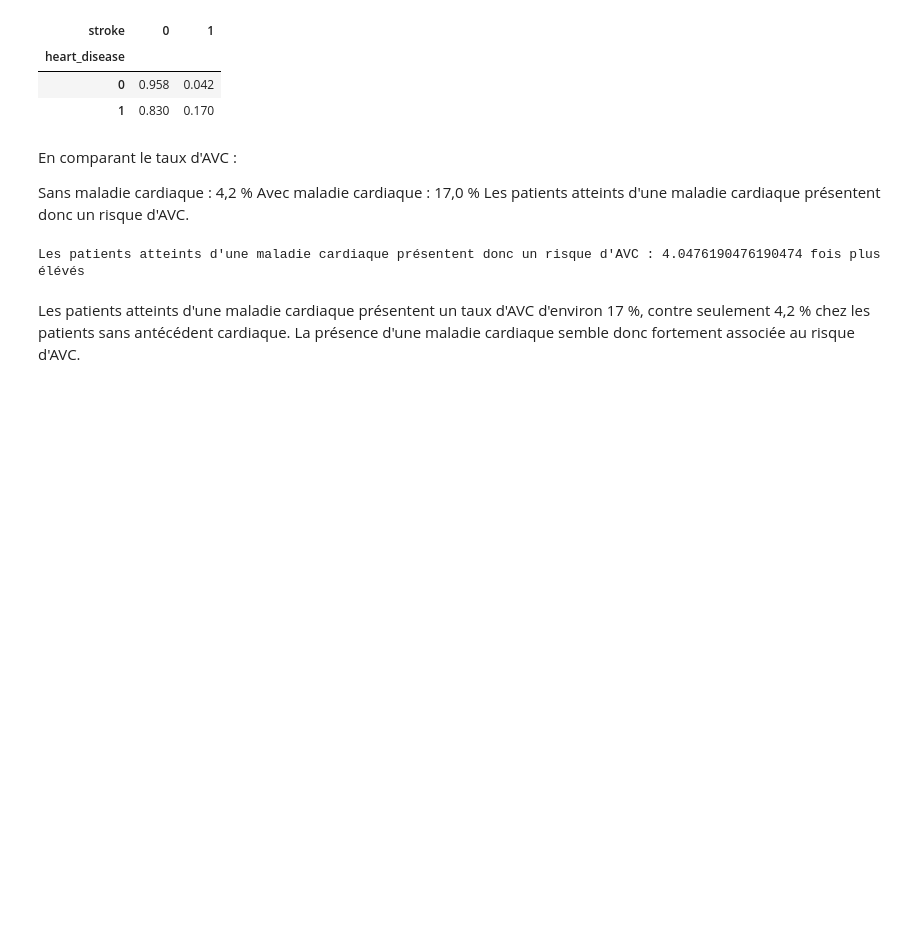
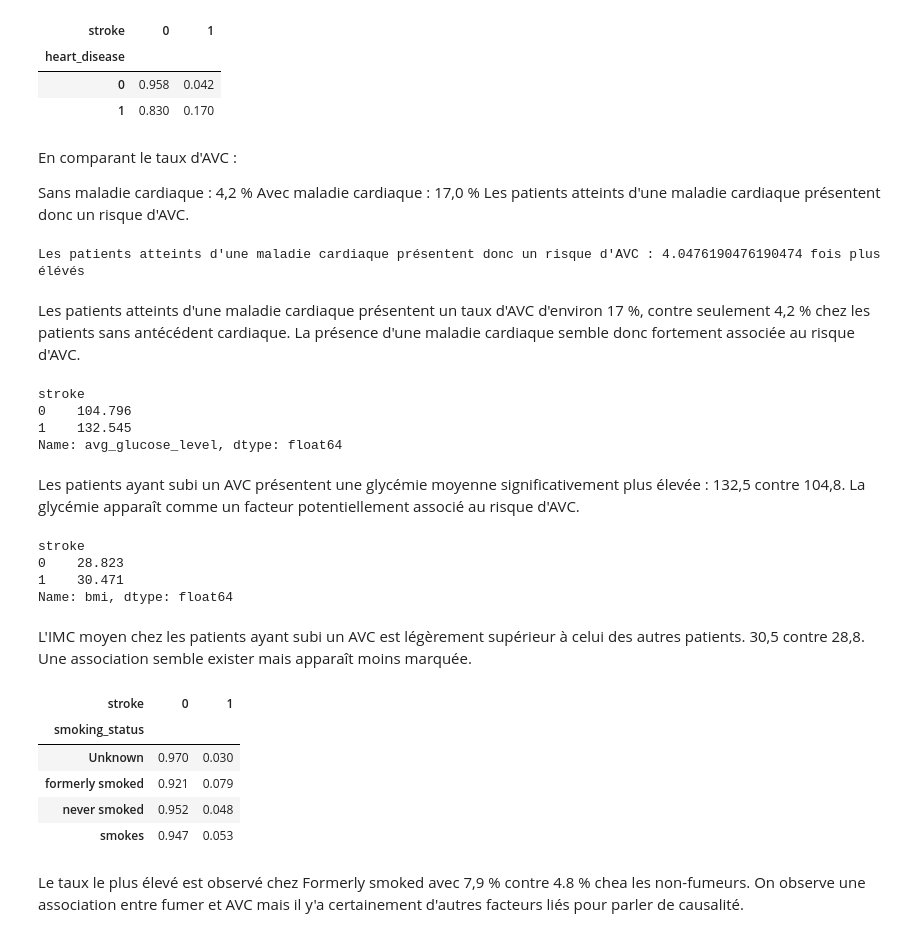
Before and after one commit to Audrey-Djomi/projet-avc-prediction, a Jupyter notebook: notebooks/01_exploration.ipynb, the cells around one changed output. Saved outputs shown, nothing was run; the diff lists cells and outputs as text; code cells hidden in the pictures; blank space fills up the shorter version.

```diff
--- a/notebooks/01_exploration.ipynb
+++ b/notebooks/01_exploration.ipynb
@@ -382,3 +382,38 @@ Les patients atteints d'une maladie cardiaque présentent donc un risque d'AVC :
 # %% [markdown]
 Les patients atteints d'une maladie cardiaque présentent un taux d'AVC d'environ 17 %, contre seulement 4,2 % chez les patients sans antécédent cardiaque.
 La présence d'une maladie cardiaque semble donc fortement associée au risque d'AVC.
+# %%
+# glycémie par AVC
+df.groupby("stroke")["avg_glucose_level"].mean().round(3)
+# %% [output]
+stroke
+0    104.796
+1    132.545
+Name: avg_glucose_level, dtype: float64
+# %% [markdown]
+Les patients ayant subi un AVC présentent une glycémie moyenne significativement plus élevée : 132,5 contre 104,8.
+La glycémie apparaît comme un facteur potentiellement associé au risque d'AVC.
+# %%
+# IMC par AVC
+df.groupby("stroke")["bmi"].mean().round(3)
+# %% [output]
+stroke
+0    28.823
+1    30.471
+Name: bmi, dtype: float64
+# %% [markdown]
+L'IMC moyen chez les patients ayant subi un AVC est légèrement supérieur à celui des autres patients. 30,5 contre 28,8.
+Une association semble exister mais apparaît moins marquée.
+# %%
+# Tabagisme par AVC
+pd.crosstab(df["smoking_status"], df["stroke"], normalize='index').round(3)
+# %% [output]
+| stroke | 0 | 1 |
+| smoking_status |  |  |
+| Unknown | 0.970 | 0.030 |
+| formerly smoked | 0.921 | 0.079 |
+| never smoked | 0.952 | 0.048 |
+| smokes | 0.947 | 0.053 |
+# %% [markdown]
+Le taux le plus élevé est observé chez Formerly smoked avec 7,9 % contre 4.8 % chea les non-fumeurs.
+On observe une association entre fumer et AVC mais il y'a certainement d'autres facteurs liés pour parler de causalité.
```
Also changed, not shown: 1 other file.
